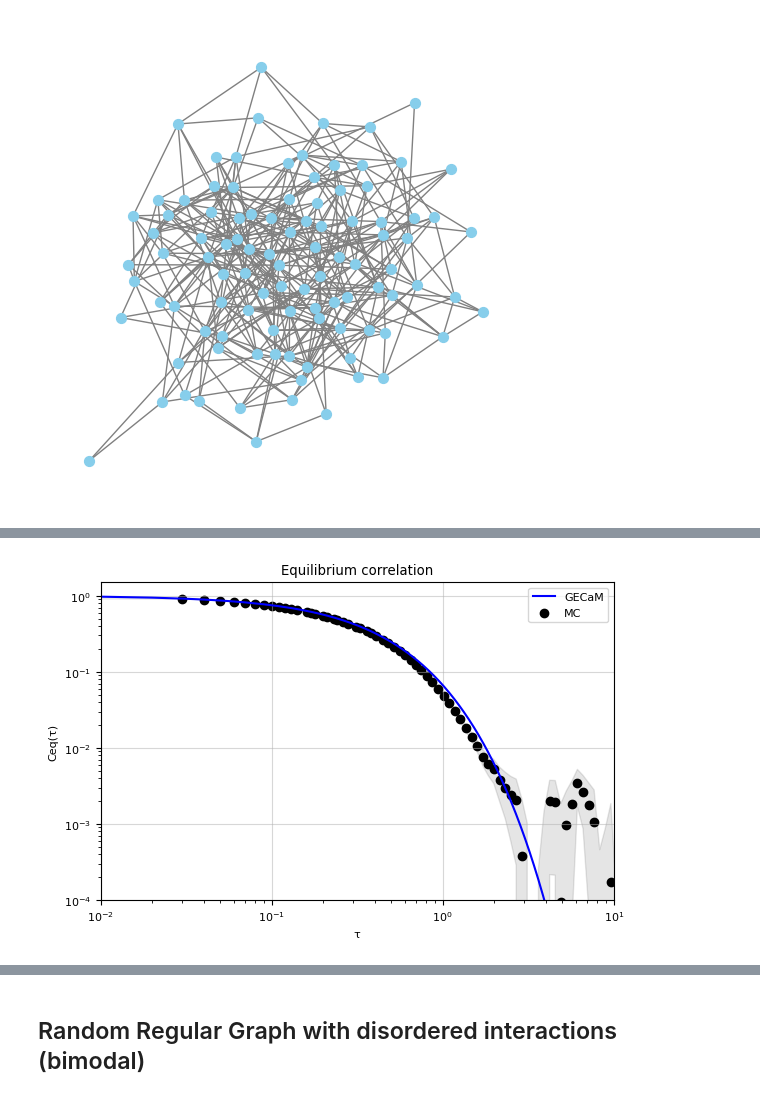
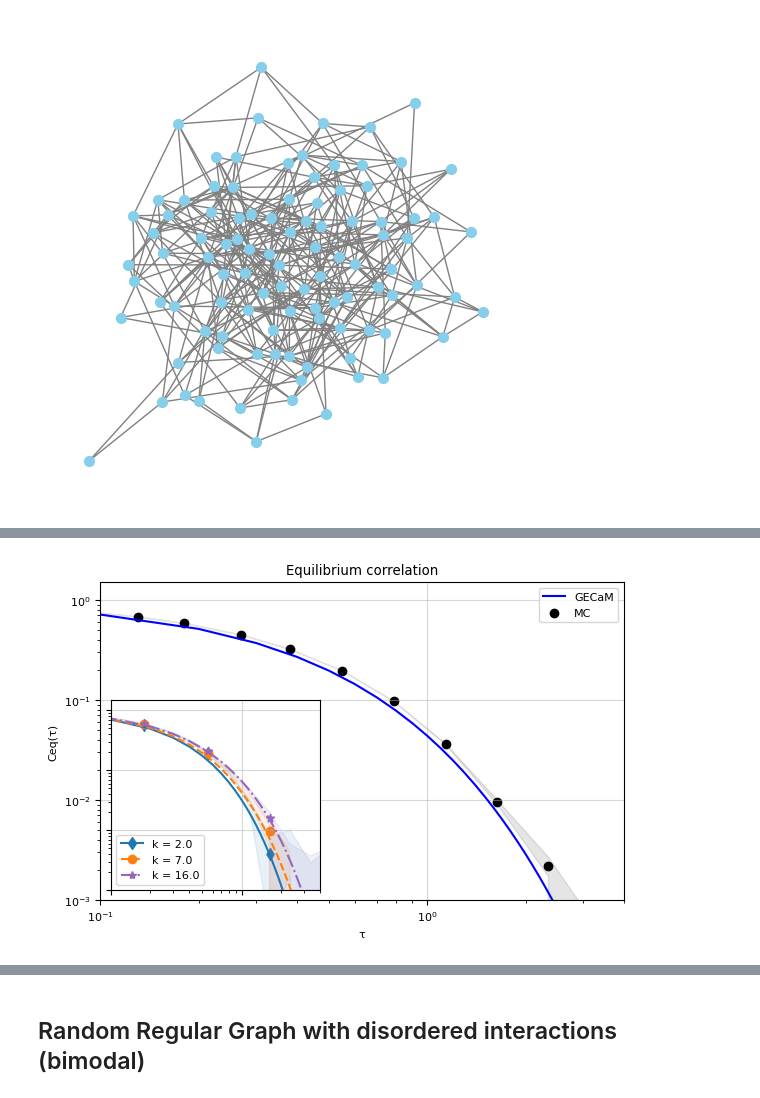
Before and after one commit to Mattiatarabolo/GaussianExpansionCavityMethod.jl, a Jupyter notebook: examples/linear_OrnteinUhlenbeck/test_equilibrium.ipynb, the cells around one changed output, grey strips where cells are left out. Saved outputs shown, nothing was run; the diff lists cells and outputs as text; code cells hidden in the pictures.

```diff
--- a/examples/linear_OrnteinUhlenbeck/test_equilibrium.ipynb
+++ b/examples/linear_OrnteinUhlenbeck/test_equilibrium.ipynb
@@ -337,7 +310,7 @@ plt.display(fig)
 # %%
 model = OUModel(K, Jmat, lambdas, D)
 
-dt_G = 1e-2
+dt_G = 1e-1
 
 T_G = Int((tmax - teq1) / dt_G)
 nodes = run_cavity_EQ(model, dt_G, T_G; showprogress=true)
@@ -469,12 +436,13 @@ x0_params = [x0_min, x0_max]
 
 ensemble_model = OUModelEnsemble(N, K, gen_J, J_params, lambdas, D, gen_x0, x0_params)
 
-dt_mc = 1e-3
-tmax = 200.0
-tsave_mc = collect(range(150, tmax; step=1e-2))
+teq1, teq2 = tmax - 30, 300.0
+dt_mc = 1e-2
+tmax = 500.0
+tsave_mc = collect(range(teq2, tmax; step=1e-2))
 T_mc = length(tsave_mc)
 
-nsim = 20
+nsim = 100
 
 # Sample ensemble
 tvals_alls, traj_alls = sample_ensemble_OU(ensemble_model, tmax, tsave_mc, nsim; rng=rng, showprogress=true, dt=dt_mc);
@@ -503,46 +471,96 @@ plt.display(fig)
 # %%
-teq = 170.0
-teq_idx = argmin(abs.(tsave_mc .- teq))
-
 model = OUModel(K, Jmat, lambdas, D)
 
-dt_G = 1e-2
+dt_G = 1e-1
 
-T_G = Int((tmax - teq) / dt_G)
+T_G = Int((tmax - teq1) / dt_G)
 nodes = run_cavity_EQ(model, dt_G, T_G; showprogress=true)
 
 C, R = compute_averages(nodes, model, T_G);
 # %%
-teq = 150.0
-teq_idx = argmin(abs.(tsave_mc .- teq))
-
-lagvec_mc = vcat(0.0, exp10.(collect(range(log10(3e-2), log10((tmax-teq)); length=100))))
-lagidxs_mc = [argmin(abs.(tsave_mc .- teq .- t)) for t in lagvec_mc]
+lagvec_mc = vcat(0.0, exp10.(collect(range(log10(3e-2), log10((3e1)); length=20))))
+lagidxs_mc = [argmin(abs.(tsave_mc .- teq2 .- t)) for t in lagvec_mc]
 # Remvoe duplicates
 lagidxs_mc = unique(lagidxs_mc)
+lagvec_mc = tsave_mc[lagidxs_mc]
 
-tvec_G = collect(range(0, T_G*dt_G, length=T_G+1))
+tvec_G = collect(range(0, T_G*dt_G, length=T_G + 1))
 
-autocorr_traj, err_autocorr_traj, l_idx = compute_autocorr_TTI(traj_alls, 1; lag_indices=lagidxs_mc)
-lagvec_mc = tsave_mc[l_idx] .- teq
+autocorr_traj, err_autocorr_traj, l_idx = compute_autocorr_TTI(traj_alls, teq_idx; lag_indices=lagidxs_mc)
+lagvec_mc = tsave_mc[l_idx] .- teq2
 
 fig, ax = plt.subplots(1, 1, figsize=(6, 4), tight_layout=true)
 
 # Plot correlations
 ax.plot(tvec_G, C, color="blue", label="GECaM")
 ax.scatter(lagvec_mc, autocorr_traj, color="black", label="MC")
 ax.fill_between(lagvec_mc, autocorr_traj .- err_autocorr_traj, autocorr_traj .+ err_autocorr_traj, color="black", alpha=0.1)
 ax.legend()
 ax.set_xlabel("τ")
 ax.set_ylabel("Ceq(τ)")
 ax.set_title("Equilibrium correlation")
 ax.set_yscale("log")
 ax.set_xscale("log")
-ax.set_ylim(1e-4, 1.5)
-ax.set_xlim(1e-2, 1e1)
+ax.set_ylim(1e-3, 1.5)
+ax.set_xlim(1e-1, 4e0)
 ax.grid(alpha=.5)
+degmax = maximum(degs)
+degmin = max(1, minimum(degs))
+degs_plot = [degmin, K, degmax]
+idxs_plot = [argmin(abs.(degs .- k)) for k in degs_plot]
+mts = ["d", "o", "*"]
+lts = ["-", "--", "-."]
+colors = ["C0", "C1", "C4"]
+
+lagvecs_mcdegs = []
+Cs_degs = []
+autocorrs_degs = []
+err_autocorrs_degs = []
+
+inset_ax = ax.inset_axes([0.02, 0.03, 0.4, 0.6])
+
+custom_handles = PyObject[]  # Will store combined handles
+custom_labels = String[]  # Will store single labels like "k = $k"
+
+for (idx_plot, k) in enumerate(degs_plot)
+    idxk = idxs_plot[idx_plot]
+    trajk = zeros(nsim, T_mc)
+    @inbounds for (isim, traj) in enumerate(traj_alls)
+        trajk[isim, :] .= traj[idxk, :]
+    end
+    autocorrk, err_autocorrk, l_idxk = compute_autocorr_TTI(trajk, 1; lag_indices=lagidxs_mc)
+    lagvec_mck = tsave_mc[l_idxk] .- teq2
+
+    # Plot both datasets
+    inset_ax.plot(tvec_G, nodes[idxk].marg.C, color=colors[idx_plot], ls=lts[idx_plot])
+    inset_ax.scatter(lagvec_mck[1:3:end], autocorrk[1:3:end], marker=mts[idx_plot], color=colors[idx_plot])
+    inset_ax.fill_between(lagvec_mck, autocorrk .- err_autocorrk, autocorrk .+ err_autocorrk, color=colors[idx_plot], alpha=0.1)
+
+    # Create combined handle
+    handle = Line2D([], [], color=colors[idx_plot], marker=mts[idx_plot], linestyle=lts[idx_plot])
+    push!(custom_handles, handle)
+    push!(custom_labels, "k = $k")
+
+    # Store results if needed
+    lagvecs_mcdegs = push!(lagvecs_mcdegs, lagvec_mck)
+    Cs_degs = push!(Cs_degs, nodes[idxk].marg.C)
+    autocorrs_degs = push!(autocorrs_degs, autocorrk)
+    err_autocorrs_degs = push!(err_autocorrs_degs, err_autocorrk)
+end
+
+# Use custom legend
+inset_ax.legend(custom_handles, custom_labels, loc="lower left", fontsize=8)
+
+# Set inset axis properties
+inset_ax.set_xlabel("")
+inset_ax.set_ylabel("")
+inset_ax.tick_params(labelbottom=false, labelleft=false)
+inset_ax.set_yscale("log")
+inset_ax.set_xscale("log")
+inset_ax.set_ylim(1e-3, 1.5)
+inset_ax.set_xlim(1e-1, 4e0)
+inset_ax.grid(alpha=.5)
 
 plt.display(fig)
-fig.savefig("Ceq_RCM_Ferro_N-$(N)_K-$(K)_alpha-$(alpha)_lam-$(lam)_D-$(D)_J-$(round(J*K)).png", dpi=300, bbox_inches="tight")
 # %% [output]
-[figure, old version]
+[figure, new version]
```
Also changed, not shown: parts of 49 cells of this notebook, 30 other files.
